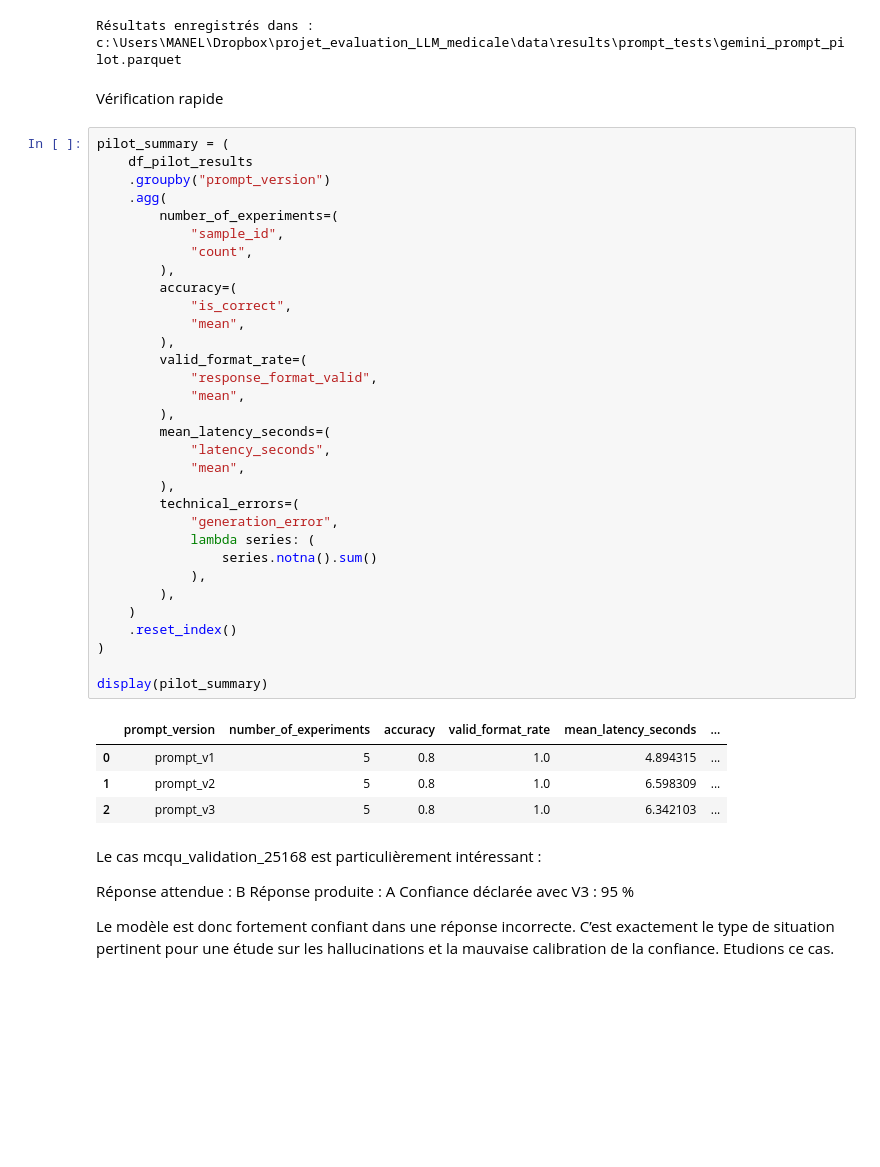
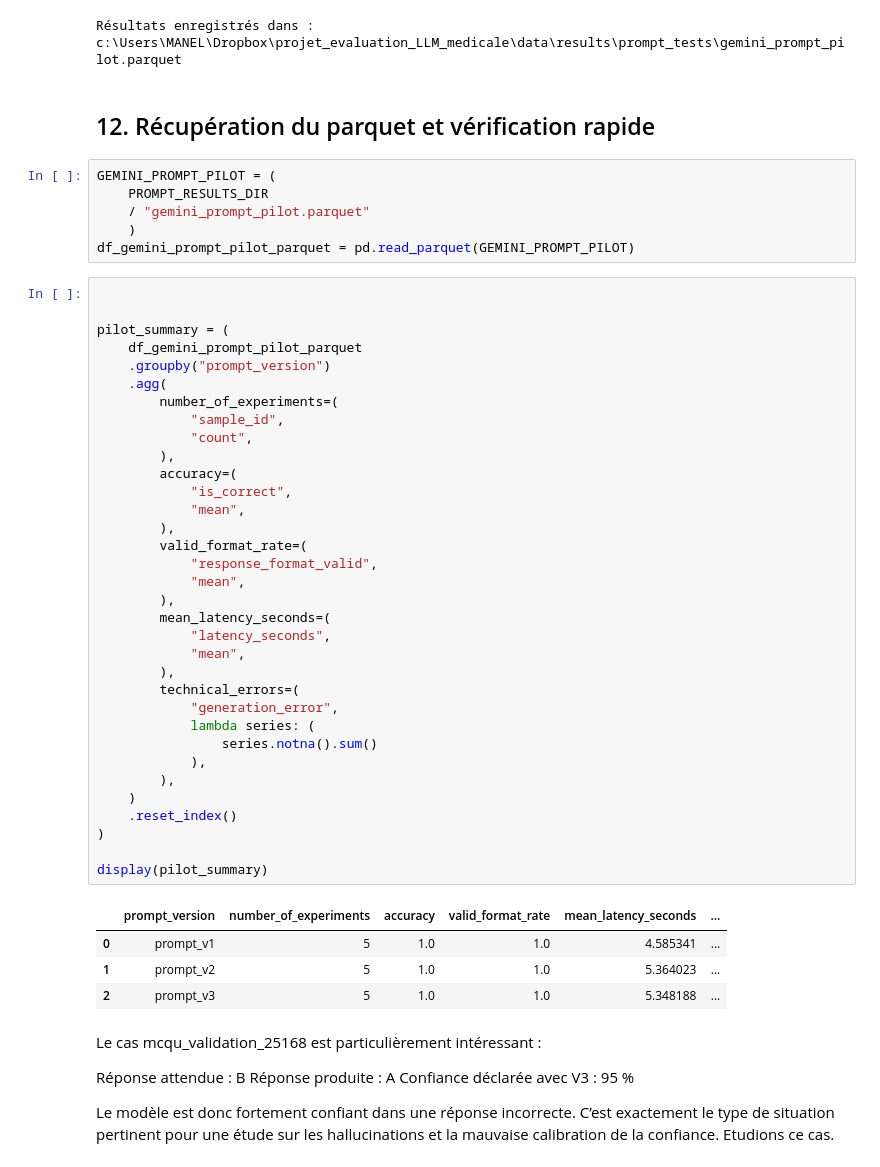
Before and after one commit to cmanell/Medical-LLM-Hallucination-Detection-System, a Jupyter notebook: notebooks/03_test_prompts.ipynb, the cells around one changed output. Saved outputs shown, nothing was run; the diff lists cells and outputs as text; blank space fills up the shorter version.

```diff
--- a/notebooks/03_test_prompts.ipynb
+++ b/notebooks/03_test_prompts.ipynb
@@ -930,44 +924,52 @@ print(
 # %% [output]
 Résultats enregistrés dans : c:\Users\MANEL\Dropbox\projet_evaluation_LLM_medicale\data\results\prompt_tests\gemini_prompt_pilot.parquet
 # %% [markdown]
-Vérification rapide
+## 12. Récupération du parquet et vérification rapide
+# %%
+GEMINI_PROMPT_PILOT = (
+    PROMPT_RESULTS_DIR
+    / "gemini_prompt_pilot.parquet"
+    )
+df_gemini_prompt_pilot_parquet = pd.read_parquet(GEMINI_PROMPT_PILOT)
 # %%
+
+
 pilot_summary = (
-    df_pilot_results
+    df_gemini_prompt_pilot_parquet
     .groupby("prompt_version")
     .agg(
         number_of_experiments=(
             "sample_id",
             "count",
         ),
         accuracy=(
             "is_correct",
             "mean",
         ),
         valid_format_rate=(
             "response_format_valid",
             "mean",
         ),
         mean_latency_seconds=(
             "latency_seconds",
             "mean",
         ),
         technical_errors=(
             "generation_error",
             lambda series: (
                 series.notna().sum()
             ),
         ),
     )
     .reset_index()
 )
 
 display(pilot_summary)
 # %% [output]
 |  | prompt_version | number_of_experiments | accuracy | valid_format_rate | mean_latency_seconds | ... |
-| 0 | prompt_v1 | 5 | 0.8 | 1.0 | 4.894315 | ... |
-| 1 | prompt_v2 | 5 | 0.8 | 1.0 | 6.598309 | ... |
-| 2 | prompt_v3 | 5 | 0.8 | 1.0 | 6.342103 | ... |
+| 0 | prompt_v1 | 5 | 1.0 | 1.0 | 4.585341 | ... |
+| 1 | prompt_v2 | 5 | 1.0 | 1.0 | 5.364023 | ... |
+| 2 | prompt_v3 | 5 | 1.0 | 1.0 | 5.348188 | ... |
 # %% [markdown]
 Le cas mcqu_validation_25168 est particulièrement intéressant :
 
```
Also changed, not shown: parts of 70 cells of this notebook, 7 other files.
